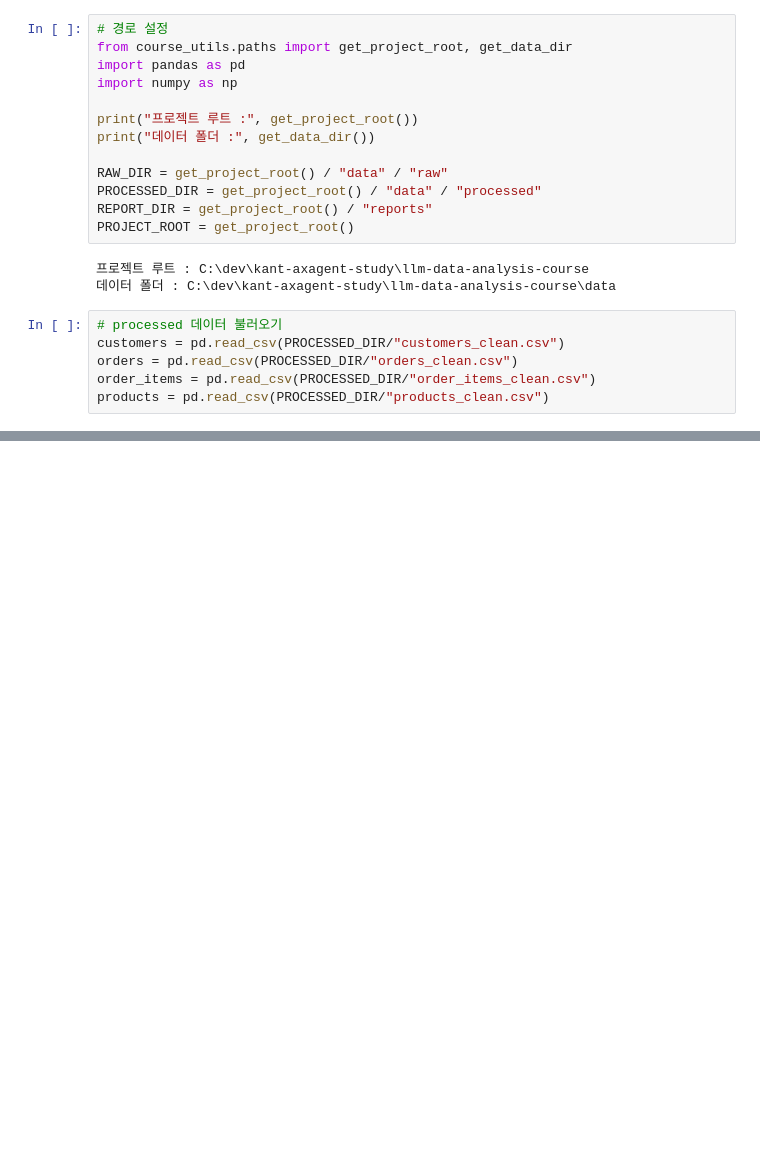
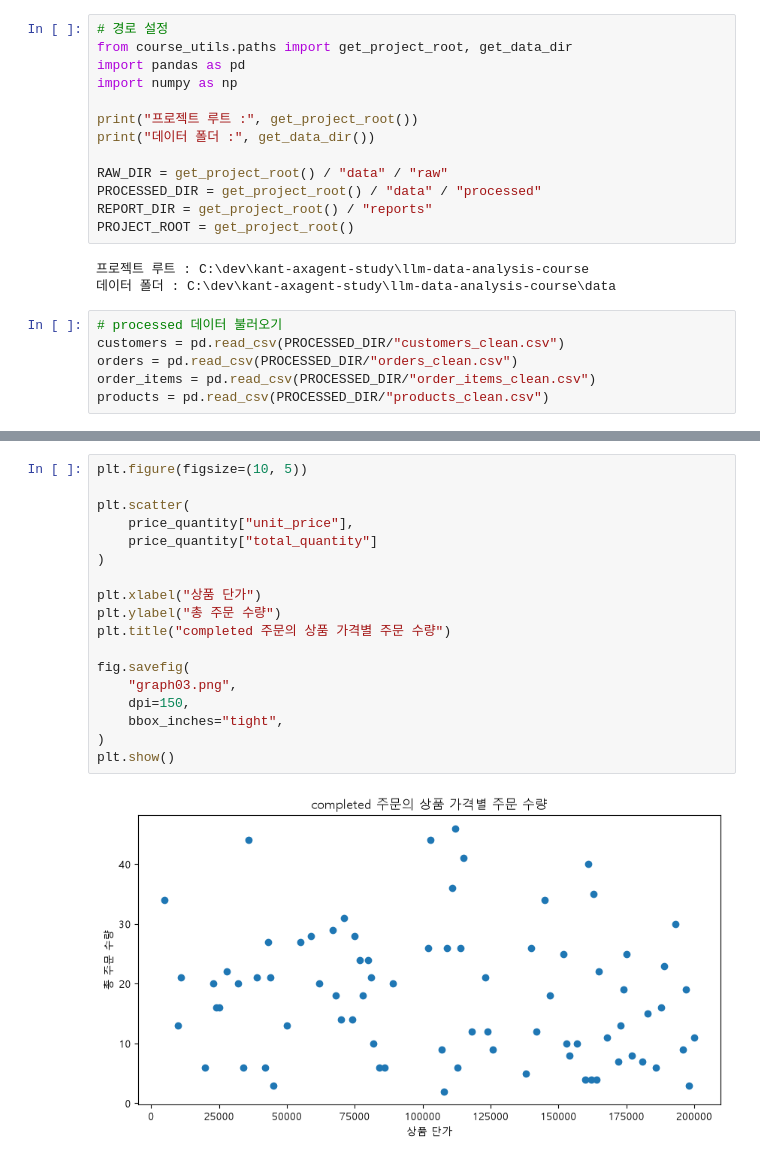
Before and after one commit to sangjae-lee97/kant-axagent-study, a Jupyter notebook: llm-data-analysis-course/chapter07/chapter07.ipynb, the cells around one changed output, grey strips where cells are left out. Cells and saved outputs as stored; diff of their text form; blank space fills up the shorter version.

```diff
--- a/llm-data-analysis-course/chapter07/chapter07.ipynb
+++ b/llm-data-analysis-course/chapter07/chapter07.ipynb
@@ -78,0 +334,20 @@ products = pd.read_csv(PROCESSED_DIR/"products_clean.csv")
+# %%
+plt.figure(figsize=(10, 5))
+
+plt.scatter(
+    price_quantity["unit_price"],
+    price_quantity["total_quantity"]
+)
+
+plt.xlabel("상품 단가")
+plt.ylabel("총 주문 수량")
+plt.title("completed 주문의 상품 가격별 주문 수량")
+
+fig.savefig(
+    "graph03.png",
+    dpi=150,
+    bbox_inches="tight",
+)
+plt.show()
+# %% [output]
+[figure, added]
```
Also changed, not shown: parts of 18 cells of this notebook, 6 other files.
